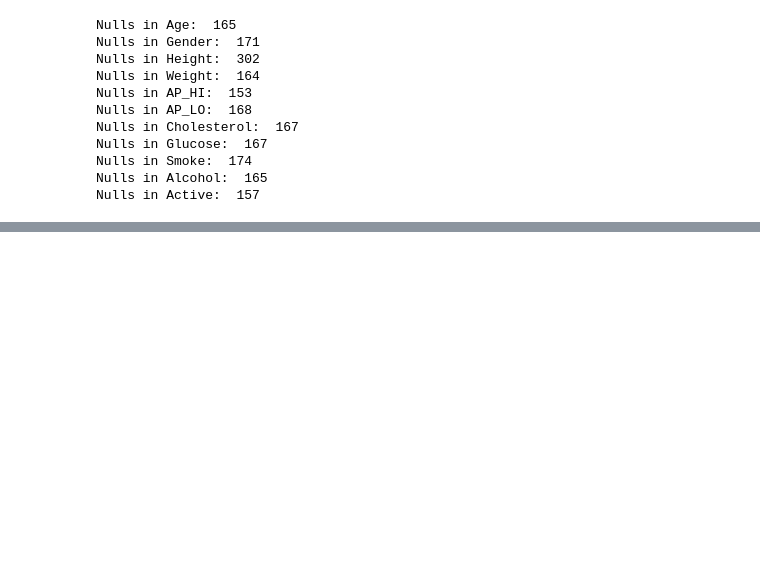
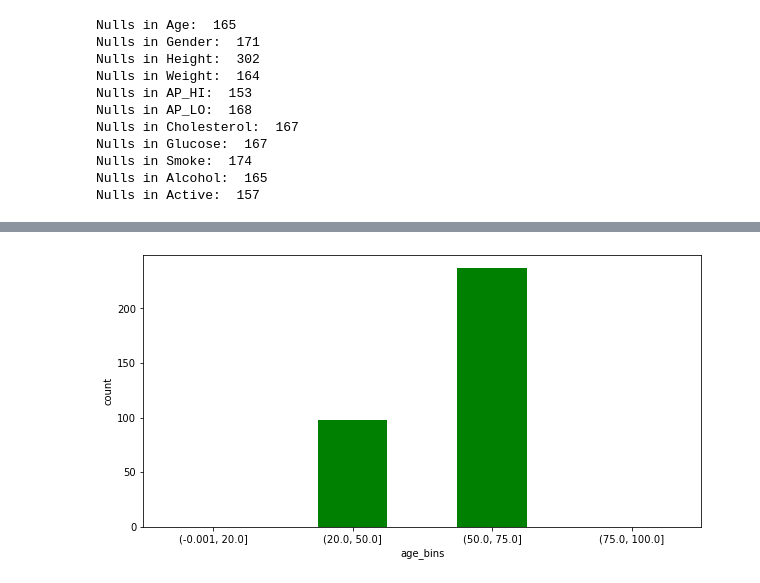
Before and after one commit to PrabjyotObhi/CMPE257, a Jupyter notebook: Lab_1/PartOne/part_one_lab.ipynb, the cells around one changed output, grey strips where cells are left out. Cells and saved outputs as stored; diff of their text form; code cells hidden in the pictures; blank space fills up the shorter version.

```diff
--- a/Lab_1/PartOne/part_one_lab.ipynb
+++ b/Lab_1/PartOne/part_one_lab.ipynb
@@ -501,0 +207,19 @@ cardio_train_data_set
+# %%
+bins = [0, 20, 50, 75, 100]
+
+out = pd.cut(
+    cardio_train_data_set.age,
+    bins = bins,
+    include_lowest = True
+
+)
+ax = out.value_counts(sort = False).plot.bar(
+    rot = 0,
+    color = "g",
+    figsize = (10,5)
+)
+plt.xlabel("age_bins")
+plt.ylabel("count")
+plt.show()
+# %% [output]
+[figure, added]
```
Also changed, not shown: parts of 64 cells of this notebook, 7 other files.
